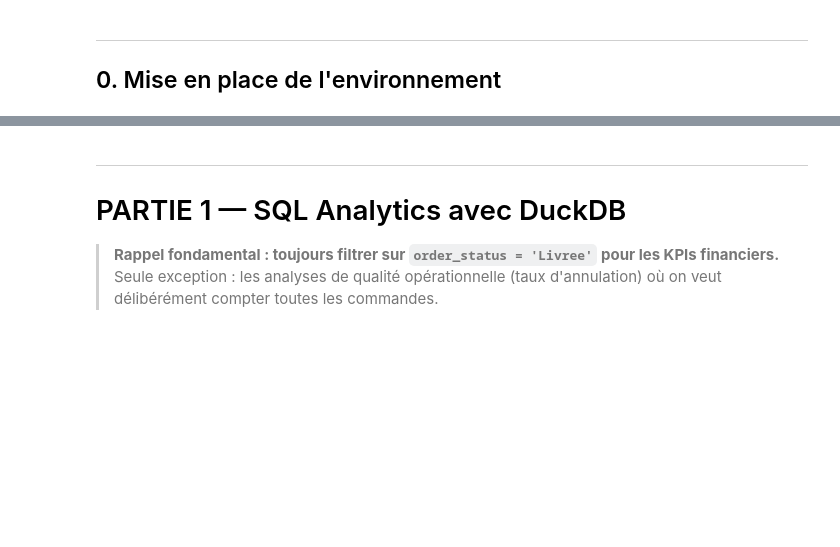
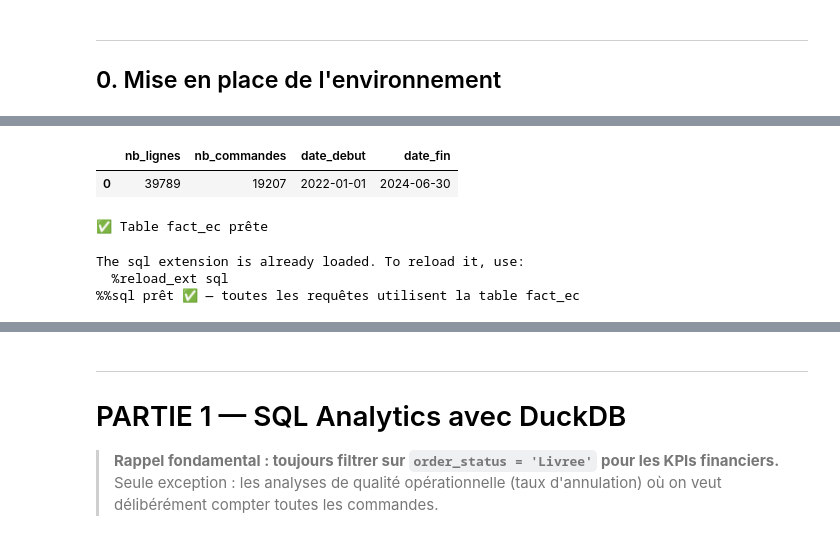
Before and after one commit to dataprojectlabs/DataProjectLab-projects, a Jupyter notebook: projets/ecommerce_analytics/corrige/nb3_sql_rfm_corrige.ipynb, the cells around one changed output, grey strips where cells are left out. Drawn from its saved outputs; the diff is of its cells as text; code cells hidden in the pictures; blank space fills up the shorter version.

```diff
--- a/projets/ecommerce_analytics/corrige/nb3_sql_rfm_corrige.ipynb
+++ b/projets/ecommerce_analytics/corrige/nb3_sql_rfm_corrige.ipynb
@@ -84,0 +196,39 @@ print("Table disponible : fact_ec")
+# %%
+import duckdb
+
+csv_path = f"{SAVE_PATH}fact_ecommerce_analytics.csv"
+
+# Créer la connexion et charger la table via Python
+# read_csv_auto() infère automatiquement les types de colonnes
+conn = duckdb.connect()
+conn.execute(f"""
+    CREATE OR REPLACE TABLE fact_ec AS
+    SELECT * FROM read_csv_auto('{csv_path}')
+""")
+
+# Vérification
+result = conn.execute("""
+    SELECT
+        COUNT(*)                 AS nb_lignes,
+        COUNT(DISTINCT order_id) AS nb_commandes,
+        MIN(order_date)          AS date_debut,
+        MAX(order_date)          AS date_fin
+    FROM fact_ec
+""").df()
+display(result)
+print("✅ Table fact_ec prête")
+# %% [output]
+|  | nb_lignes | nb_commandes | date_debut | date_fin |
+| 0 | 39789 | 19207 | 2022-01-01 | 2024-06-30 |
+✅ Table fact_ec prête
+# %%
+# Lier la connexion Python à JupySQL pour les cellules %%sql
+%load_ext sql
+%sql conn --alias duckdb
+%config SqlMagic.autopandas = True
+%config SqlMagic.feedback = False
+print("%%sql prêt ✅ — toutes les requêtes utilisent la table fact_ec")
+# %% [output]
+The sql extension is already loaded. To reload it, use:
+  %reload_ext sql
+%%sql prêt ✅ — toutes les requêtes utilisent la table fact_ec
```
Also changed, not shown: parts of 58 cells of this notebook, 37 other files.
